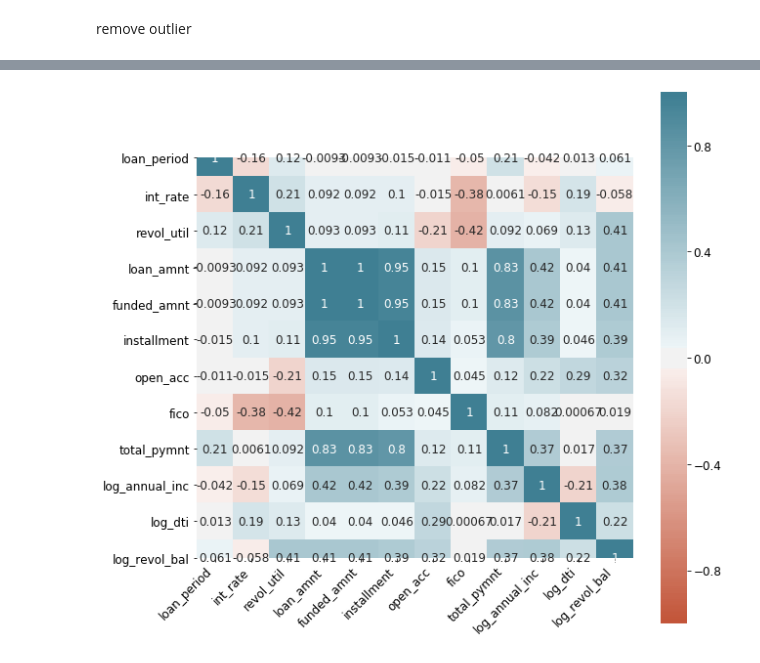
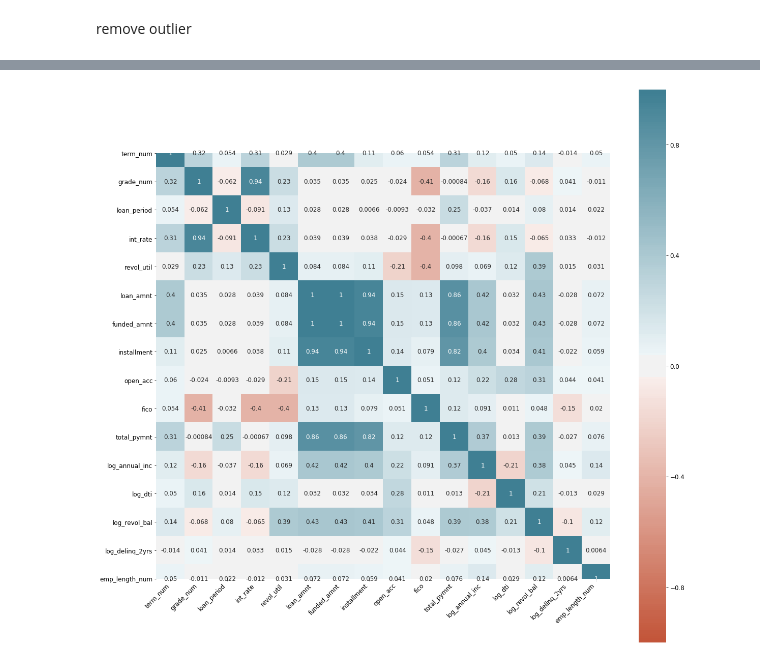
Before and after one commit to cyuancheng/Lending_Club, a Jupyter notebook: 03_LC_DataPreprocessing_2.ipynb, the cells around one changed output, grey strips where cells are left out. Drawn from its saved outputs; the diff is of its cells as text; code cells hidden in the pictures.

```diff
--- a/03_LC_DataPreprocessing_2.ipynb
+++ b/03_LC_DataPreprocessing_2.ipynb
@@ -1003,5 +1044,3 @@ Convert 'pub_rec' feature to categorical variable
-# %%
-df['pub_rec_str']=df['pub_rec'].apply(lambda x: str(int(x)))
 # %%
 df['pub_rec_str'].describe()
 # %% [output]
@@ -1121,11 +1162,10 @@ borrowers who paid off on time does not have recoveries feature. Remove this fea
 df.to_csv('LC_preprocessing.csv')
 # %%
 # pick up columns for ML
-col_cal = ['term','grade', 'emp_length','home_ownership', 'verification_status', 'purpose', 'addr_state',\
-          'delinq_2yrs_str', 'pub_rec']
-col_num = ['loan_period','int_rate', 'revol_util','loan_amnt', 'funded_amnt', 'installment','open_acc','fico','total_pymnt',\
-          'log_annual_inc', 'log_dti','log_revol_bal']
-col_date = ['issue_d', 'earliest_cr_line', 'last_pymnt_d', 'issue_year']
+col_cal = ['home_ownership', 'verification_status', 'purpose', 'addr_state','pub_rec']
+col_num = ['term_num','grade_num','loan_period','int_rate', 'revol_util','loan_amnt', 'funded_amnt', 'installment','open_acc','fico','total_pymnt',\
+          'log_annual_inc', 'log_dti','log_revol_bal', 'log_delinq_2yrs', 'emp_length_num']
+col_date = ['issue_d', 'earliest_cr_line', 'last_pymnt_d']
 # %%
 col_set = col_cal + col_num + col_date
 print(col_set)
@@ -1202,8 +1251,8 @@ df_ML_LP.shape
 # %% [markdown]
 remove outlier
 # %%
-df_ML_1 = df_ML.copy()
+df_ML_rm = df_ML.copy()
 # %%
 for feature in col_num:
-    df_ML_1 = remove_outlier_IQR(df_ML_1, feature)
+    df_ML_rm = remove_outlier_IQR(df_ML_rm, feature)
 # %%
@@ -1226,21 +1275,21 @@ df_ML[col_num].head()
 # %%
 # heatmap
 
 #sns.heatmap(df_ML[col_num].corr(), annot = True,  cbar=True)
 #
-plt.figure(figsize=(10,10))
+plt.figure(figsize=(20,20))
 
 ax = sns.heatmap(
-    df_ML_1[col_num].corr(),
+    df_ML_rm[col_num].corr(),
     vmin=-1, vmax=1, center=0,annot = True,
     cmap=sns.diverging_palette(20, 220, n=200),
     square=True
 )
 ax.set_xticklabels(
     ax.get_xticklabels(),
     rotation=45,
     horizontalalignment='right'
 );
 # %% [output]
-[figure, old version]
+[figure, new version]
 # %%
```
Also changed, not shown: parts of 150 cells of this notebook.
